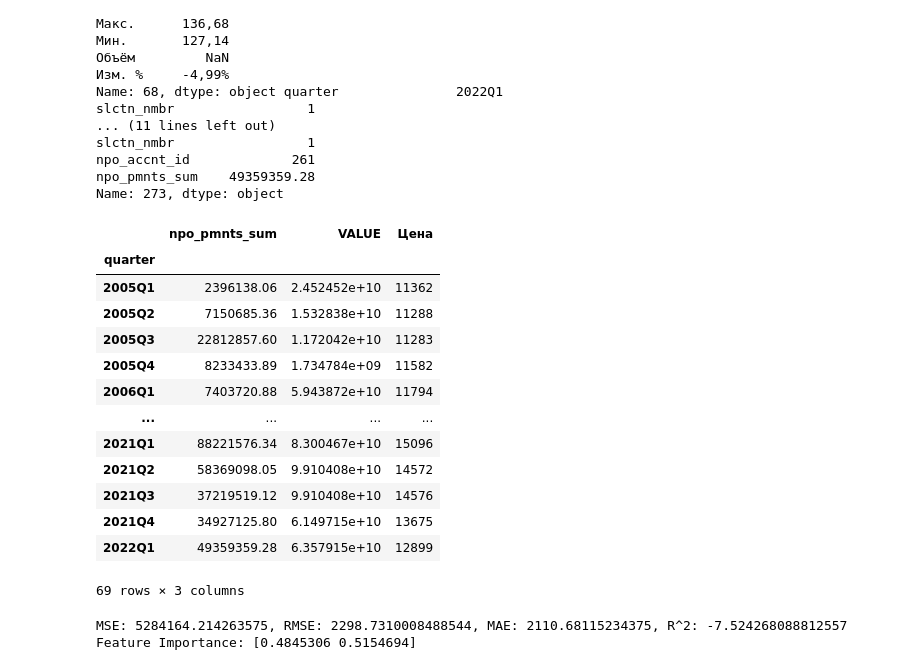
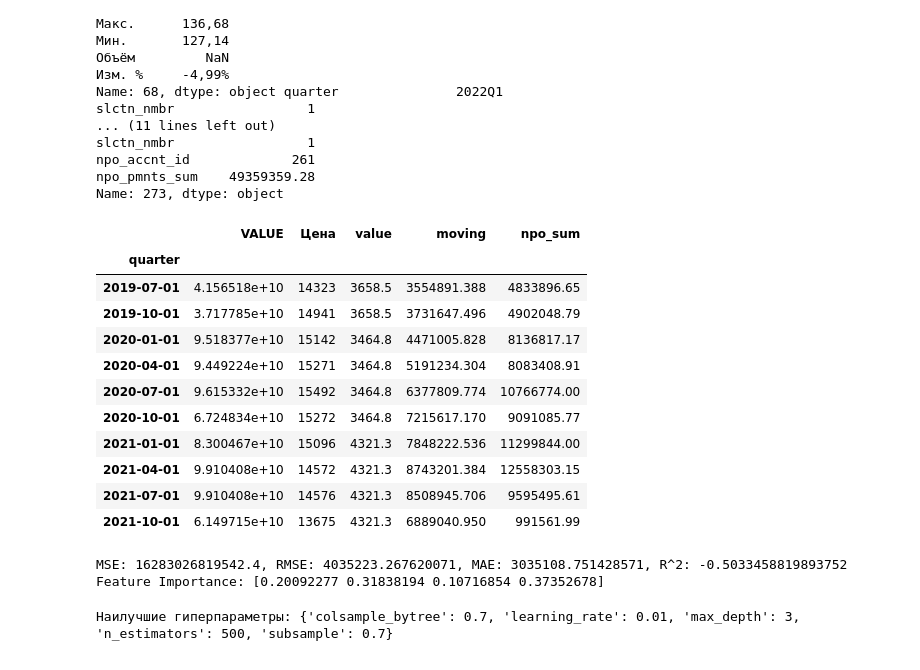
Before and after one commit to Snopoff/NSPF-Financial-Behavior, a Jupyter notebook: Data_enjenering.ipynb, the cells around one changed output. Drawn from its saved outputs; the diff is of its cells as text; code cells hidden in the pictures.

```diff
--- a/Data_enjenering.ipynb
+++ b/Data_enjenering.ipynb
@@ -57,6 +56,9 @@ len(df_cntbr['slctn_nmbr'].unique())
 # %% [output]
 4
 # %%
-df_cntbr['npo_accnt_status_date'] = pd.to_datetime(df_cntbr['npo_accnt_status_date'])
-df_cntbr.set_index('npo_accnt_status_date', inplace=True)
-df_cntbr['quarter'] = df_cntbr.index.to_period('Q')
+df_trans['npo_operation_date'] = pd.to_datetime(df_trans['npo_operation_date'])
+df_trans.set_index('npo_operation_date', inplace=True)
+df_trans['quarter'] = df_trans.index.to_period('Q')
+# %%
+df_trans = df_trans[df_trans['npo_operation_group']==0]
+df_trans
@@ -63,5 +80,5 @@ df_cntbr['quarter'] = df_cntbr.index.to_period('Q')
 # %%
-quarterly_data = df_cntbr.groupby(['quarter', 'slctn_nmbr']).agg({'npo_accnt_id': 'count', 'npo_pmnts_sum': 'sum'})
+quarterly_data = df_trans.groupby(['quarter', 'slctn_nmbr']).agg({'npo_accnt_id': 'count', 'npo_sum': 'sum'})
 quarterly_data.reset_index(inplace=True)
 quarterly_data.tail()
 quarterly_data = quarterly_data.loc[quarterly_data['quarter'] >= pd.Period('2005Q1')].reset_index(drop=True)
@@ -193,27 +227,31 @@ from sklearn.metrics import mean_squared_error, mean_absolute_error, r2_score
 # %%
-target = quarterly_data[quarterly_data['slctn_nmbr']==1].reset_index(drop=True)
-df = pd.concat([target, df_moex, df_rgb], join='inner', axis=1)
-df = df[['quarter','npo_pmnts_sum', 'VALUE', 'Цена']]
-df = df.iloc[:,2::]
+target = quarterly_data[quarterly_data['slctn_nmbr']==3].reset_index(drop=True)
+df = pd.concat([target, df_moex, df_rgb, df_employ], join='inner', axis=1)
+df = df[['quarter', 'npo_accnt_id','npo_sum', 'VALUE', 'Цена', 'value']]
+df = df.iloc[:,3::]
+df['moving'] = [sum((df.loc[i-3:i,'npo_sum'])/5) if i > 4 else df.loc[i,'npo_sum'] for i in range(len(df))]
 df.index = df.loc[:, 'quarter'].reset_index(drop=True)
-df = df[['npo_pmnts_sum', 'VALUE', 'Цена']]
-df
+df = df[['VALUE', 'Цена', 'value', 'moving', 'npo_sum']]
+df.index = pd.to_datetime(df.index.to_timestamp())
+#df[['npo_accnt_id', 'VALUE', 'Цена', 'value', 'npo_sum', 'moving']] - ЗДЕСЬ ВСЕ ФИЧИ
+df.tail(10)
 # %% [output]
-|  | npo_pmnts_sum | VALUE | Цена |
-| quarter |  |  |  |
-| 2005Q1 | 2396138.06 | 2.452452e+10 | 11362 |
-| 2005Q2 | 7150685.36 | 1.532838e+10 | 11288 |
-| 2005Q3 | 22812857.60 | 1.172042e+10 | 11283 |
-| 2005Q4 | 8233433.89 | 1.734784e+09 | 11582 |
-| 2006Q1 | 7403720.88 | 5.943872e+10 | 11794 |
-| ... | ... | ... | ... |
-| 2021Q1 | 88221576.34 | 8.300467e+10 | 15096 |
-| 2021Q2 | 58369098.05 | 9.910408e+10 | 14572 |
-| 2021Q3 | 37219519.12 | 9.910408e+10 | 14576 |
-| 2021Q4 | 34927125.80 | 6.149715e+10 | 13675 |
-| 2022Q1 | 49359359.28 | 6.357915e+10 | 12899 |
+|  | VALUE | Цена | value | moving | npo_sum |
+| quarter |  |  |  |  |  |
+| 2019-07-01 | 4.156518e+10 | 14323 | 3658.5 | 3554891.388 | 4833896.65 |
+| 2019-10-01 | 3.717785e+10 | 14941 | 3658.5 | 3731647.496 | 4902048.79 |
+| 2020-01-01 | 9.518377e+10 | 15142 | 3464.8 | 4471005.828 | 8136817.17 |
+| 2020-04-01 | 9.449224e+10 | 15271 | 3464.8 | 5191234.304 | 8083408.91 |
+| 2020-07-01 | 9.615332e+10 | 15492 | 3464.8 | 6377809.774 | 10766774.00 |
+| 2020-10-01 | 6.724834e+10 | 15272 | 3464.8 | 7215617.170 | 9091085.77 |
+| 2021-01-01 | 8.300467e+10 | 15096 | 4321.3 | 7848222.536 | 11299844.00 |
+| 2021-04-01 | 9.910408e+10 | 14572 | 4321.3 | 8743201.384 | 12558303.15 |
+| 2021-07-01 | 9.910408e+10 | 14576 | 4321.3 | 8508945.706 | 9595495.61 |
+| 2021-10-01 | 6.149715e+10 | 13675 | 4321.3 | 6889040.950 | 991561.99 |
-69 rows × 3 columns
 # %%
+X = df.drop(columns=['npo_sum'])
+y = df['npo_sum']
+
 train_size = int(len(df) * 0.8)
 train_data, test_data = df.iloc[:train_size, :], df.iloc[train_size:, :]
 X_train = train_data.iloc[:, :-1]
@@ -221,7 +259,7 @@ y_train = train_data.iloc[:, -1]
 X_test = test_data.iloc[:, :-1]
 y_test = test_data.iloc[:, -1]
 
-model = XGBRegressor()
+model = XGBRegressor(colsample_bytree=0.7, learning_rate=0.01, max_depth=3, n_estimators=500, subsample=0.7)
 model.fit(X_train, y_train)
 
 y_pred = model.predict(X_test)
@@ -237,5 +275,24 @@ print(f'MSE: {mse}, RMSE: {rmse}, MAE: {mae}, R^2: {r2}')
 feature_importance = model.feature_importances_
 print(f'Feature Importance: {feature_importance}')
 # %% [output]
-MSE: 5284164.214263575, RMSE: 2298.7310008488544, MAE: 2110.68115234375, R^2: -7.524268088812557
-Feature Importance: [0.4845306 0.5154694]
+MSE: 16283026819542.4, RMSE: 4035223.267620071, MAE: 3035108.751428571, R^2: -0.5033458819893752
+Feature Importance: [0.20092277 0.31838194 0.10716854 0.37352678]
+# %%
+param_grid = {
+    'max_depth': [3, 6, 9],
+    'learning_rate': [0.1, 0.01, 0.001],
+    'n_estimators': [100, 500, 1000],
+    'subsample': [0.7, 0.8, 0.9],
+    'colsample_bytree': [0.7, 0.8, 0.9]
+}
+
+scorer = make_scorer(mean_absolute_error, greater_is_better=False)
+grid_search = GridSearchCV(model, param_grid, scoring=scorer, cv=5)
+grid_search.fit(X, y)
+
+best_params = grid_search.best_params_
+best_model = grid_search.best_estimator_
+
+print("Наилучшие гиперпараметры:", best_params)
+# %% [output]
+Наилучшие гиперпараметры: {'colsample_bytree': 0.7, 'learning_rate': 0.01, 'max_depth': 3, 'n_estimators': 500, 'subsample': 0.7}
```
Also changed, not shown: parts of 8 cells of this notebook, 3 other files.
